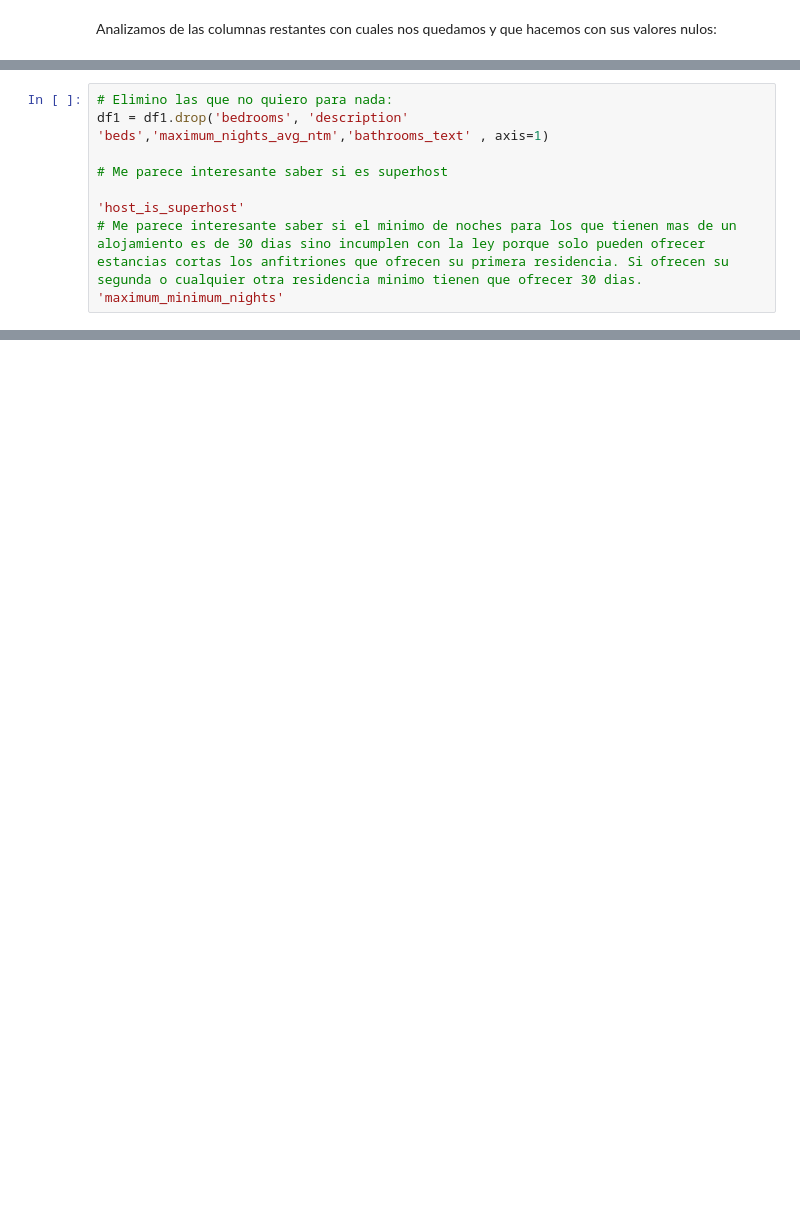
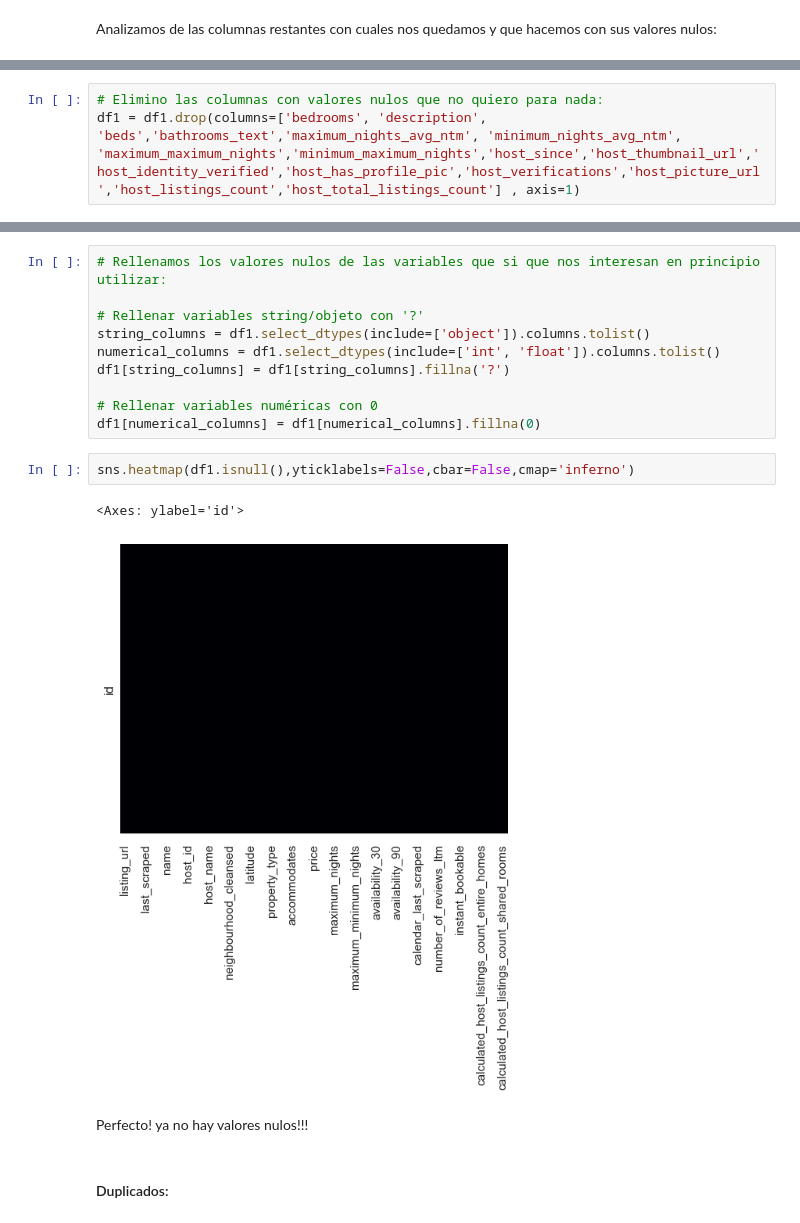
Before and after one commit to bravovielisa/LosAngeles_airbnb, a Jupyter notebook: Los_Angeles_airbnb.ipynb, the cells around one changed output, grey strips where cells are left out. Cells and saved outputs as stored; diff of their text form; blank space fills up the shorter version.

```diff
--- a/Los_Angeles_airbnb.ipynb
+++ b/Los_Angeles_airbnb.ipynb
@@ -273,9 +234,3 @@ df1 = df1.drop('bedrooms', axis=1)
-# %%
-# Elimino las que no quiero para nada:
-df1 = df1.drop('bedrooms', 'description' 'beds','maximum_nights_avg_ntm','bathrooms_text' , axis=1)
-
-# Me parece interesante saber si es superhost
-
-'host_is_superhost'
-# Me parece interesante saber si el minimo de noches para los que tienen mas de un alojamiento es de 30 dias sino incumplen con la ley porque solo pueden ofrecer estancias cortas los anfitriones que ofrecen su primera residencia. Si ofrecen su segunda o cualquier otra residencia minimo tienen que ofrecer 30 dias.
-'maximum_minimum_nights'
+# %%
+# Elimino las columnas con valores nulos que no quiero para nada:
+df1 = df1.drop(columns=['bedrooms', 'description', 'beds','bathrooms_text','maximum_nights_avg_ntm', 'minimum_nights_avg_ntm', 'maximum_maximum_nights','minimum_maximum_nights','host_since','host_thumbnail_url','host_identity_verified','host_has_profile_pic','host_verifications','host_picture_url','host_listings_count','host_total_listings_count'] , axis=1)
@@ -281,0 +244,19 @@ df1 = df1.drop('bedrooms', 'description' 'beds','maximum_nights_avg_ntm','bathro
+# %%
+# Rellenamos los valores nulos de las variables que si que nos interesan en principio utilizar:
+
+# Rellenar variables string/objeto con '?'
+string_columns = df1.select_dtypes(include=['object']).columns.tolist()
+numerical_columns = df1.select_dtypes(include=['int', 'float']).columns.tolist()
+df1[string_columns] = df1[string_columns].fillna('?')
+
+# Rellenar variables numéricas con 0
+df1[numerical_columns] = df1[numerical_columns].fillna(0)
+# %%
+sns.heatmap(df1.isnull(),yticklabels=False,cbar=False,cmap='inferno')
+# %% [output]
+<Axes: ylabel='id'>
+[figure, added]
+# %% [markdown]
+Perfecto! ya no hay valores nulos!!!
+# %% [markdown]
+#### Duplicados:
```
Also changed, not shown: parts of 31 cells of this notebook, 2 other files.
